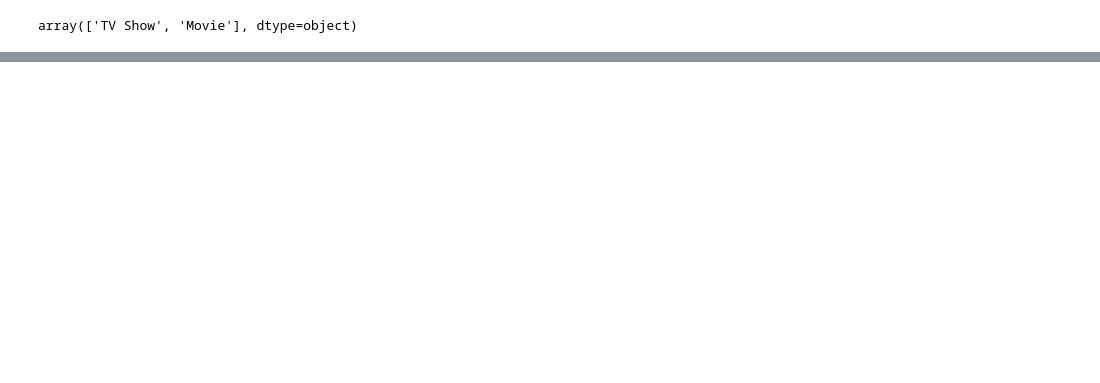
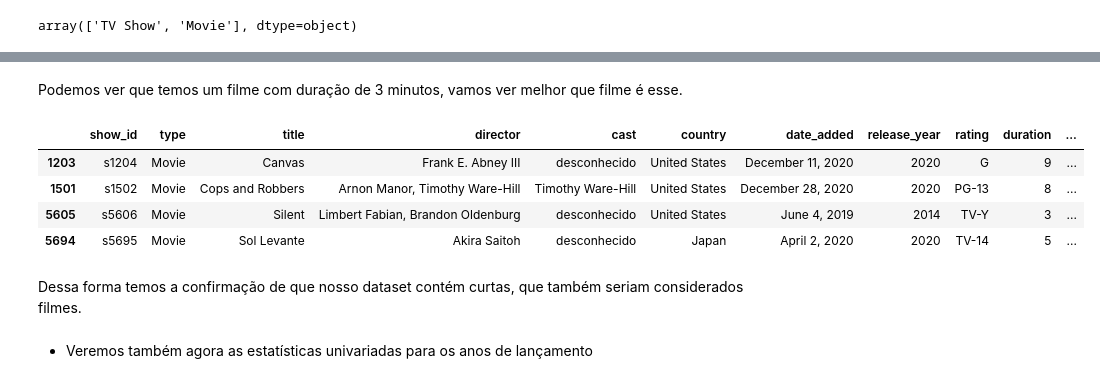
Before and after one commit to danielcti/data-science-project, a Jupyter notebook: dataVisualizationNetflix.ipynb, the cells around one changed output, grey strips where cells are left out. Cells and saved outputs as stored; diff of their text form; code cells hidden in the pictures; blank space fills up the shorter version.

```diff
--- a/dataVisualizationNetflix.ipynb
+++ b/dataVisualizationNetflix.ipynb
@@ -87,0 +249,14 @@ df.tail()
+# %% [markdown]
+Podemos ver que temos um filme com duração de 3 minutos, vamos ver melhor que filme é esse.
+# %%
+df.loc[(df['duration'] < 10) & (df['type'] == 'Movie')]
+# %% [output]
+|  | show_id | type | title | director | cast | country | date_added | release_year | rating | duration | ... |
+| 1203 | s1204 | Movie | Canvas | Frank E. Abney III | desconhecido | United States | December 11, 2020 | 2020 | G | 9 | ... |
+| 1501 | s1502 | Movie | Cops and Robbers | Arnon Manor, Timothy Ware-Hill | Timothy Ware-Hill | United States | December 28, 2020 | 2020 | PG-13 | 8 | ... |
+| 5605 | s5606 | Movie | Silent | Limbert Fabian, Brandon Oldenburg | desconhecido | United States | June 4, 2019 | 2014 | TV-Y | 3 | ... |
+| 5694 | s5695 | Movie | Sol Levante | Akira Saitoh | desconhecido | Japan | April 2, 2020 | 2020 | TV-14 | 5 | ... |
+# %% [markdown]
+Dessa forma temos a confirmação de que nosso dataset contém curtas, que também seriam considerados filmes.
+# %% [markdown]
+* Veremos também agora as estatísticas univariadas para os anos de lançamento
```
Also changed, not shown: parts of 47 cells of this notebook.
